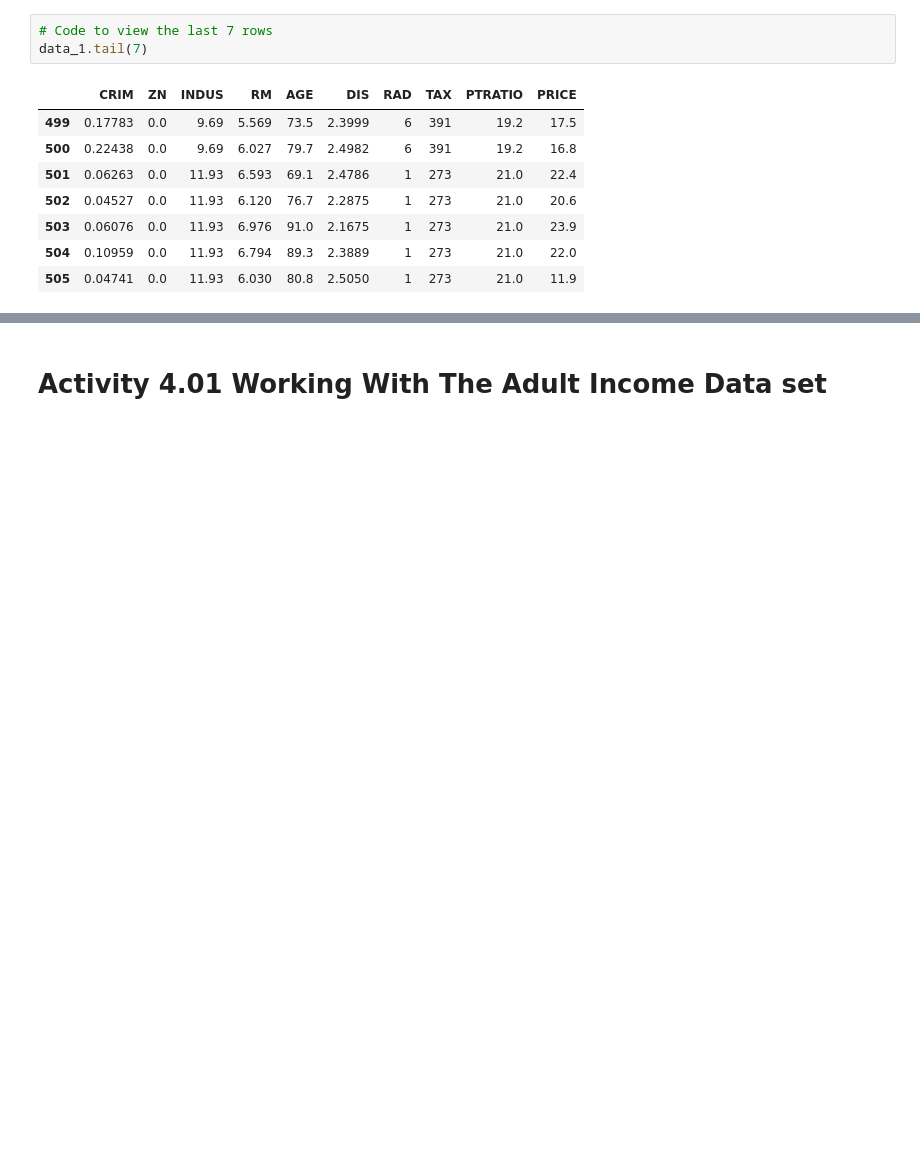
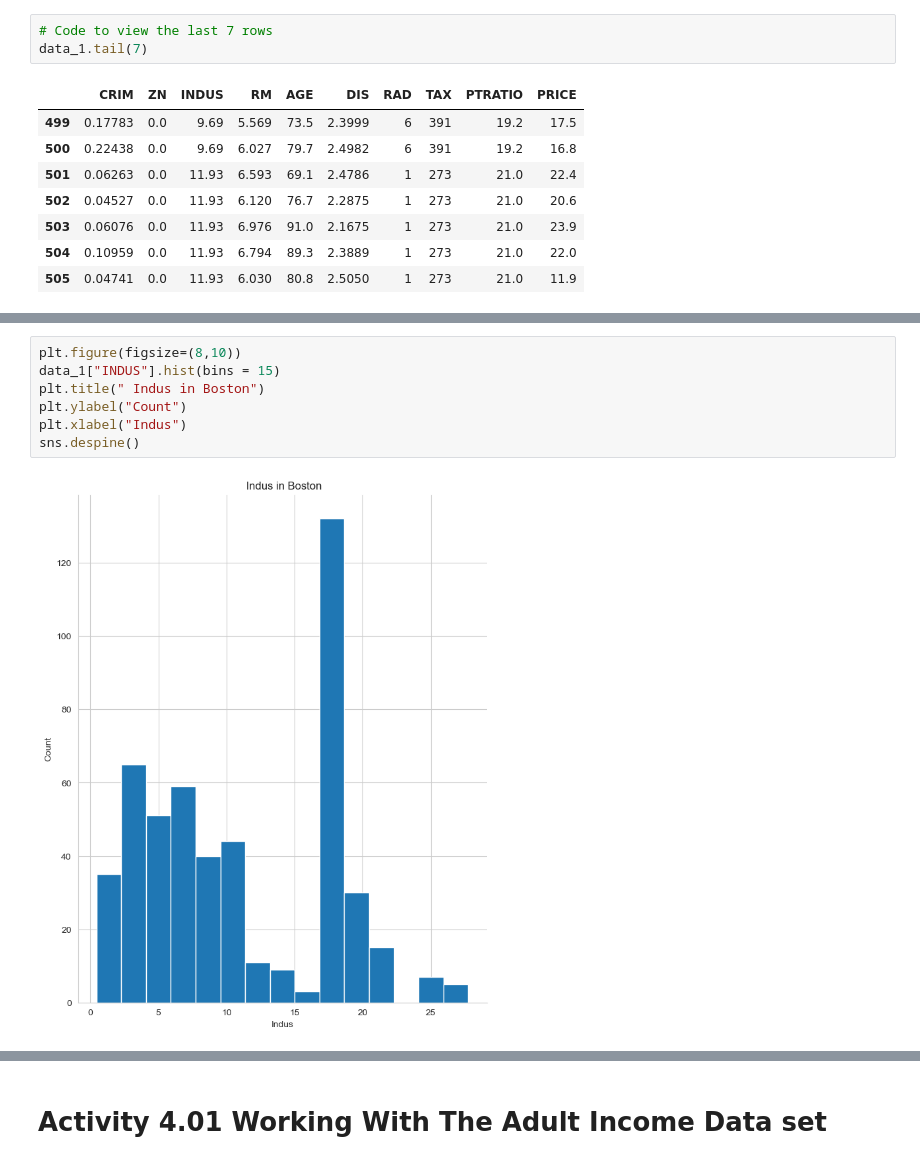
Before and after one commit to MWPerrineJr/data-prep, a Jupyter notebook: Weel 3-4 Assignment.ipynb, the cells around one changed output, grey strips where cells are left out. Drawn from its saved outputs; the diff is of its cells as text; blank space fills up the shorter version.

```diff
--- a/Weel 3-4 Assignment.ipynb
+++ b/Weel 3-4 Assignment.ipynb
@@ -59,0 +92,9 @@ data_1.tail(7)
+# %%
+plt.figure(figsize=(8,10))
+data_1["INDUS"].hist(bins = 15)
+plt.title(" Indus in Boston")
+plt.ylabel("Count")
+plt.xlabel("Indus")
+sns.despine()
+# %% [output]
+[figure, added]
```
Also changed, not shown: parts of 33 cells of this notebook.
